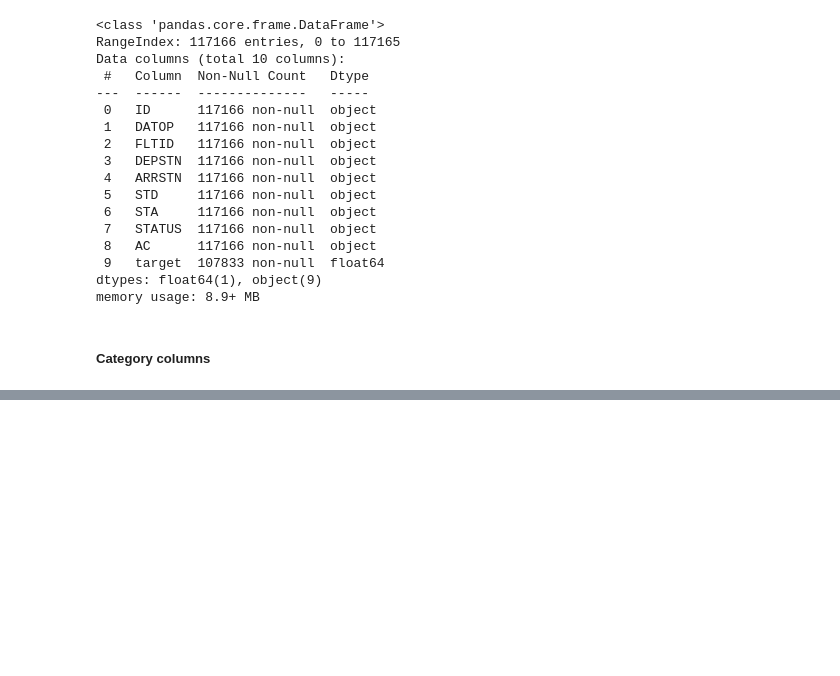
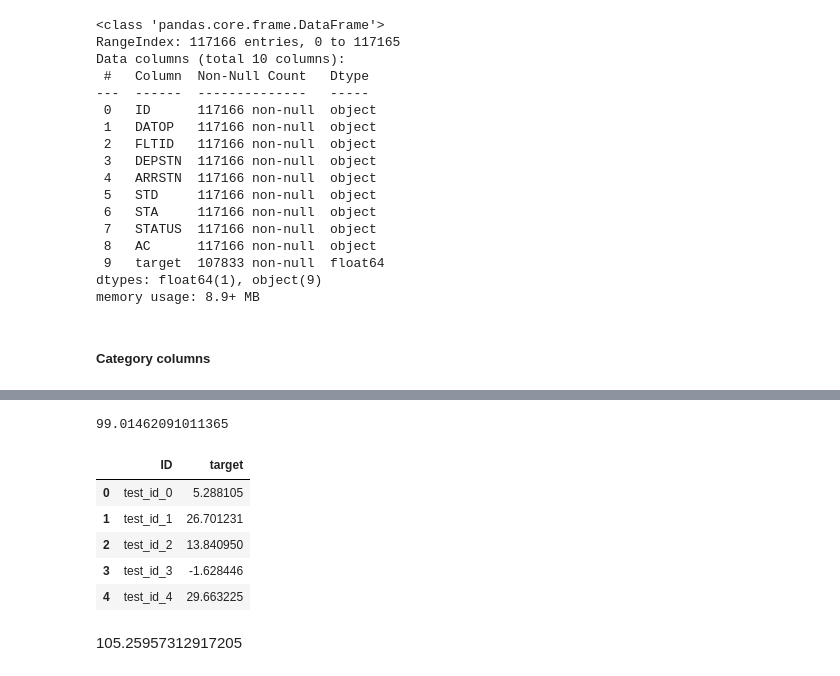
Before and after one commit to AbderrahimAl/Flight-Delay-Prediction, a Jupyter notebook: Flight Delay Prediction.ipynb, the cells around one changed output, grey strips where cells are left out. Saved outputs shown, nothing was run; the diff lists cells and outputs as text; code cells hidden in the pictures; blank space fills up the shorter version.

```diff
--- a/Flight Delay Prediction.ipynb
+++ b/Flight Delay Prediction.ipynb
@@ -147,0 +191,3 @@ data.head()
+# %%
+# Split data into train and test sets
+X_train,X_test,y_train,y_test=train_test_split(X,y,test_size=0.2,random_state=44)
@@ -147,0 +196,6 @@ data.head()
+# %%
+from sklearn.linear_model import LinearRegression
+
+model=LinearRegression()
+model.fit(X_train,y_train)
+print('done')
@@ -147,0 +223,3 @@ data.head()
+# %%
+model = CatBoostRegressor(iterations=1000,learning_rate=0.1, depth=12,l2_leaf_reg=0.5, loss_function='RMSE')
+model =model.fit(X_train,y_train)
@@ -147,0 +244,24 @@ data.head()
+# %%
+y_preds=model.predict(X_test)
+rms = mean_squared_error(y_test, y_preds, squared=False)
+rms
+# %% [output]
+99.01462091011365
+# %%
+test_df = test_df[main_cols]
+predictions = model.predict(test_df)
+# %%
+sub_file = Submission.copy()
+sub_file.target = predictions
+# Create a csv file and upload to zindi
+sub_file.to_csv('Baseline.csv', index = False)
+sub_file.head()
+# %% [output]
+|  | ID | target |
+| 0 | test_id_0 | 5.288105 |
+| 1 | test_id_1 | 26.701231 |
+| 2 | test_id_2 | 13.840950 |
+| 3 | test_id_3 | -1.628446 |
+| 4 | test_id_4 | 29.663225 |
+# %% [markdown]
+105.25957312917205
```
Also changed, not shown: parts of 24 cells of this notebook.
